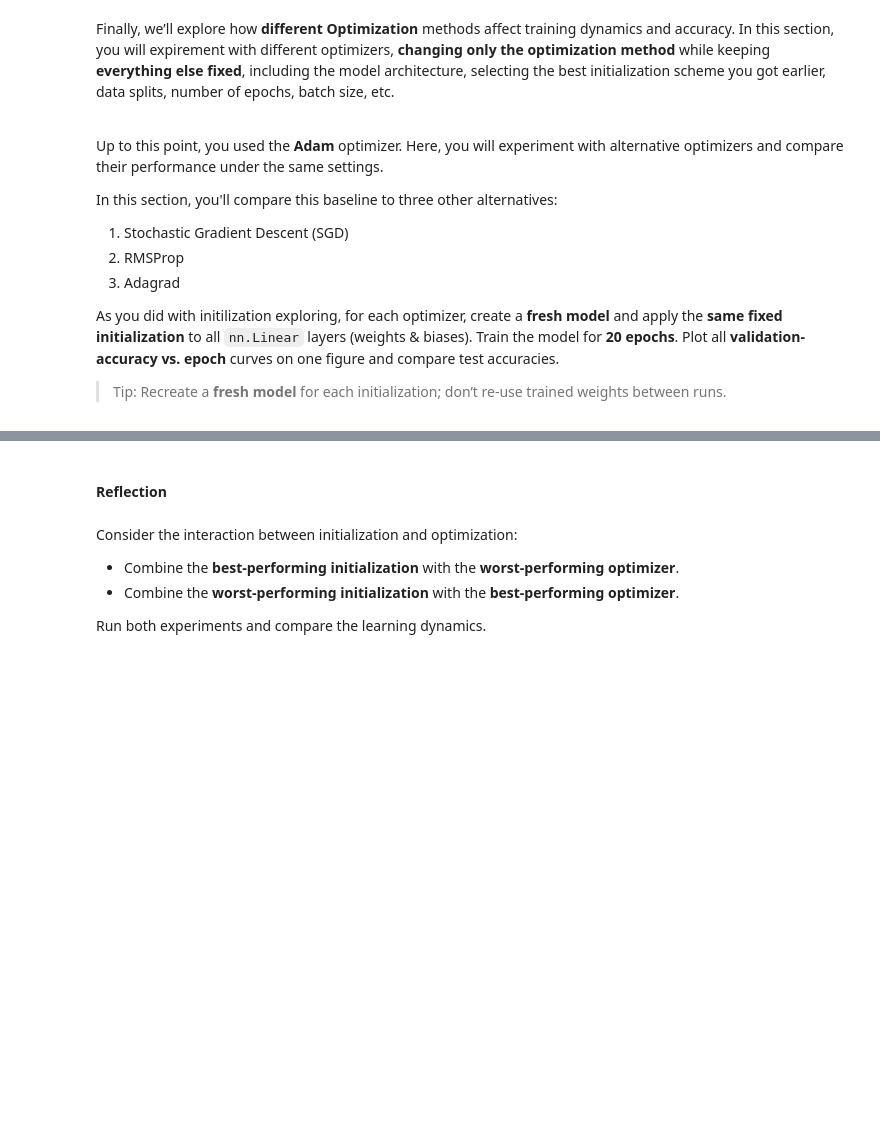
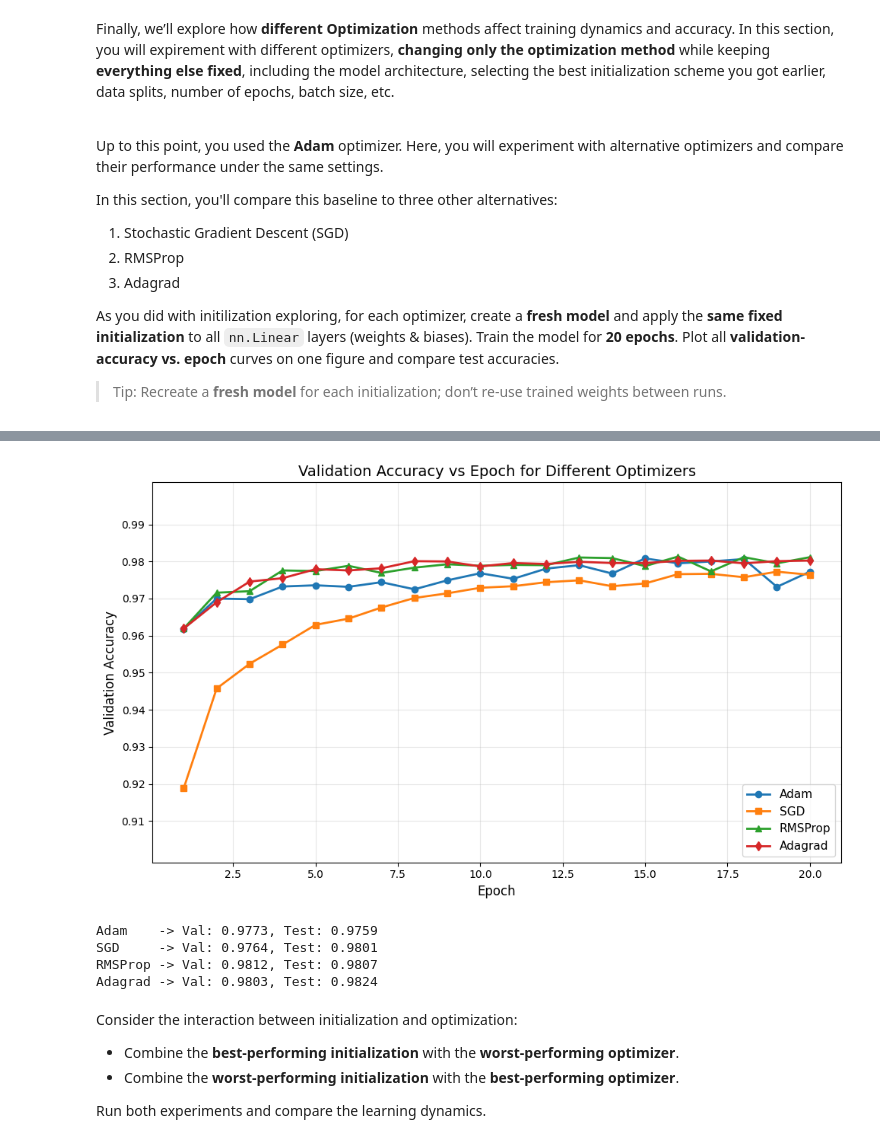
Before and after one commit to aishadahesh/DeepLearning, a Jupyter notebook: hw1/DL_HW1.ipynb, the cells around one changed output, grey strips where cells are left out. Drawn from its saved outputs; the diff is of its cells as text; code cells hidden in the pictures; blank space fills up the shorter version.

```diff
--- a/hw1/DL_HW1.ipynb
+++ b/hw1/DL_HW1.ipynb
@@ -635,7 +635,7 @@ As you did with initilization exploring, for each optimizer, create a **fresh mo
 > Tip: Recreate a **fresh model** for each initialization; don’t re-use trained weights between runs.
 # %%
 # TODO: Implement
-def train_mlp(model: nn.Module,
+def train_mlp_with_optimizer(model: nn.Module,
               train_loader,
               val_loader,
               epochs=20,
@@ -699,49 +699,59 @@ def train_mlp(model: nn.Module,
 
 def create_model_with_xavier():
     m = MLP()
-    m.apply(init_xavier)   # your init_xavier from before
+    m.apply(init_xavier)
     return m
 
 epochs = 20
-lr = 0.01
+adam_lr = 1e-3
+SGD_lr = 0.1
+RMSprop_lr = 1e-3
+Adagrad_lr = 1e-2
 
 adam_model = create_model_with_xavier()
-adam_model, train_adam, val_adam = train_mlp(
+adam_model, train_adam, val_adam = train_mlp_with_optimizer(
     adam_model, train_loader, val_loader,
-    epochs=epochs, lr=lr, optimizer_name="adam"
+    epochs=epochs, lr=adam_lr, optimizer_name="adam"
 )
 
 sgd_model = create_model_with_xavier()
-sgd_model, train_sgd, val_sgd = train_mlp(
+sgd_model, train_sgd, val_sgd = train_mlp_with_optimizer(
     sgd_model, train_loader, val_loader,
-    epochs=epochs, lr=lr, optimizer_name="sgd"
+    epochs=epochs, lr=SGD_lr, optimizer_name="sgd"
 )
 
 rms_model = create_model_with_xavier()
-rms_model, train_rms, val_rms = train_mlp(
+rms_model, train_rms, val_rms = train_mlp_with_optimizer(
     rms_model, train_loader, val_loader,
-    epochs=epochs, lr=lr, optimizer_name="rmsprop"
+    epochs=epochs, lr=RMSprop_lr, optimizer_name="rmsprop"
 )
 
 ada_model = create_model_with_xavier()
-ada_model, train_ada, val_ada = train_mlp(
+ada_model, train_ada, val_ada = train_mlp_with_optimizer(
     ada_model, train_loader, val_loader,
-    epochs=epochs, lr=lr, optimizer_name="adagrad"
+    epochs=epochs, lr=Adagrad_lr, optimizer_name="adagrad"
 )
 
 xs = range(1, epochs + 1)
 
-plt.figure(figsize=(8, 5))
-plt.plot(xs, val_adam, label="Adam",    marker='o')
-plt.plot(xs, val_sgd,  label="SGD",     marker='o')
-plt.plot(xs, val_rms,  label="RMSProp", marker='o')
-plt.plot(xs, val_ada,  label="Adagrad", marker='o')
+plt.figure(figsize=(10, 6))
+plt.plot(xs, val_adam, label="Adam",    marker='o', linewidth=2, markersize=6)
+plt.plot(xs, val_sgd,  label="SGD",     marker='s', linewidth=2, markersize=6)
+plt.plot(xs, val_rms,  label="RMSProp", marker='^', linewidth=2, markersize=6)
+plt.plot(xs, val_ada,  label="Adagrad", marker='d', linewidth=2, markersize=6)
 
-plt.xlabel("Epoch")
-plt.ylabel("Validation Accuracy")
-plt.title("Validation Accuracy vs Epoch for Different Optimizers")
-plt.legend()
-plt.grid(True)
+plt.xlabel("Epoch", fontsize=12)
+plt.ylabel("Validation Accuracy", fontsize=12)
+plt.title("Validation Accuracy vs Epoch for Different Optimizers", fontsize=14)
+plt.legend(fontsize=11, loc='lower right')
+plt.grid(True, alpha=0.3)
+
+min_acc = min(min(val_adam), min(val_sgd), min(val_rms), min(val_ada))
+max_acc = max(max(val_adam), max(val_sgd), max(val_rms), max(val_ada))
+plt.ylim([min_acc - 0.02, max_acc + 0.02])
+
+plt.yticks(np.arange(np.floor(min_acc * 100) / 100, np.ceil(max_acc * 100) / 100 + 0.01, 0.01))
+
 plt.tight_layout()
 plt.show()
 
@@ -761,3 +771,4 @@ print(f"Adam    -> Val: {adam_val:.4f}, Test: {adam_test:.4f}")
 print(f"SGD     -> Val: {sgd_val:.4f}, Test: {sgd_test:.4f}")
 print(f"RMSProp -> Val: {rms_val:.4f}, Test: {rms_test:.4f}")
 print(f"Adagrad -> Val: {ada_val:.4f}, Test: {ada_test:.4f}")
+# %% [output]
@@ -764,5 +792,8 @@ print(f"Adagrad -> Val: {ada_val:.4f}, Test: {ada_test:.4f}")
+[figure, added]
+Adam    -> Val: 0.9773, Test: 0.9759
+SGD     -> Val: 0.9764, Test: 0.9801
+RMSProp -> Val: 0.9812, Test: 0.9807
+Adagrad -> Val: 0.9803, Test: 0.9824
-# %% [markdown]
-#### Reflection
 # %% [markdown]
 Consider the interaction between initialization and optimization:
 
```
Also changed, not shown: parts of 6 cells of this notebook.
